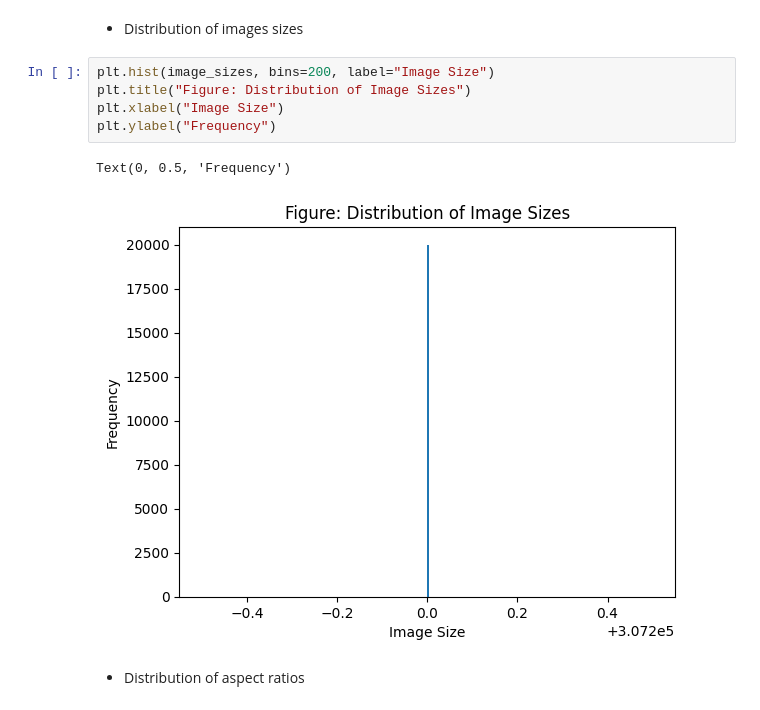
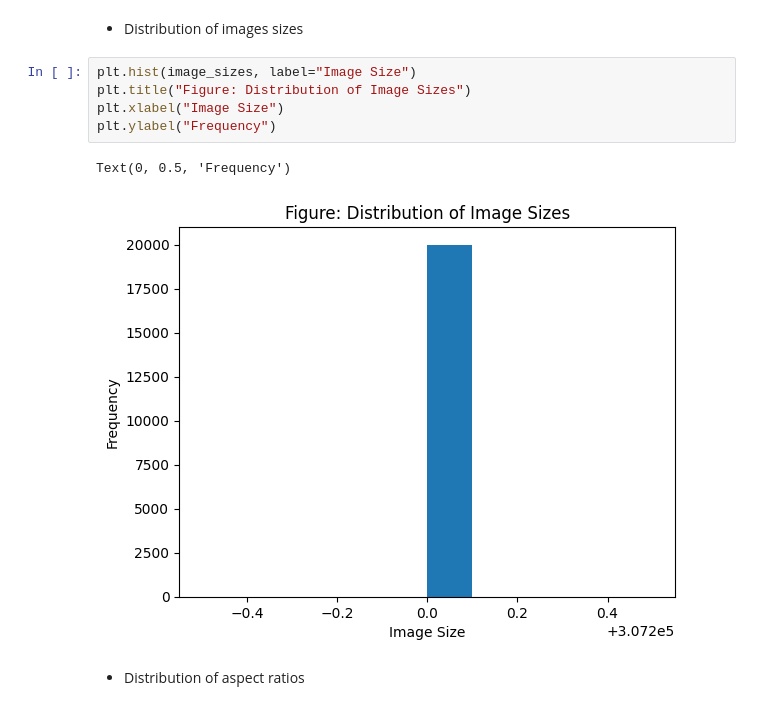
Before and after one commit to sondosaabed/Iris-of-eyes-recognition, a Jupyter notebook: Iris_recognition_1190652.ipynb, the cells around one changed output. Drawn from its saved outputs; the diff is of its cells as text.

```diff
--- a/Iris_recognition_1190652.ipynb
+++ b/Iris_recognition_1190652.ipynb
@@ -366,13 +359,13 @@ for image_path in df['ImagePath']:
 # %% [markdown]
 - Distribution of images sizes
 # %%
-plt.hist(image_sizes, bins=200, label="Image Size")
+plt.hist(image_sizes, label="Image Size")
 plt.title("Figure: Distribution of Image Sizes")
 plt.xlabel("Image Size")
 plt.ylabel("Frequency")
 # %% [output]
 Text(0, 0.5, 'Frequency')
-[figure, old version]
+[figure, new version]
 # %% [markdown]
 - Distribution of aspect ratios
 # %%
```
Also changed, not shown: parts of 23 cells of this notebook.
